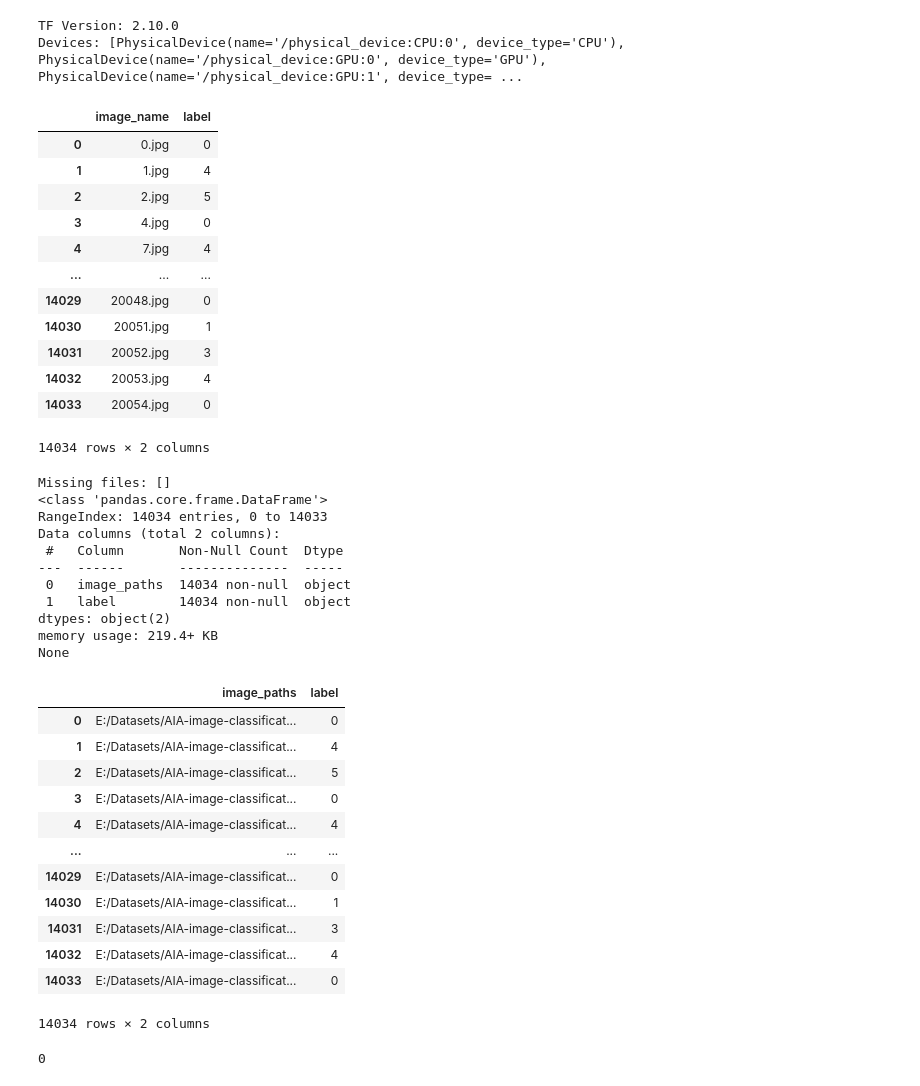
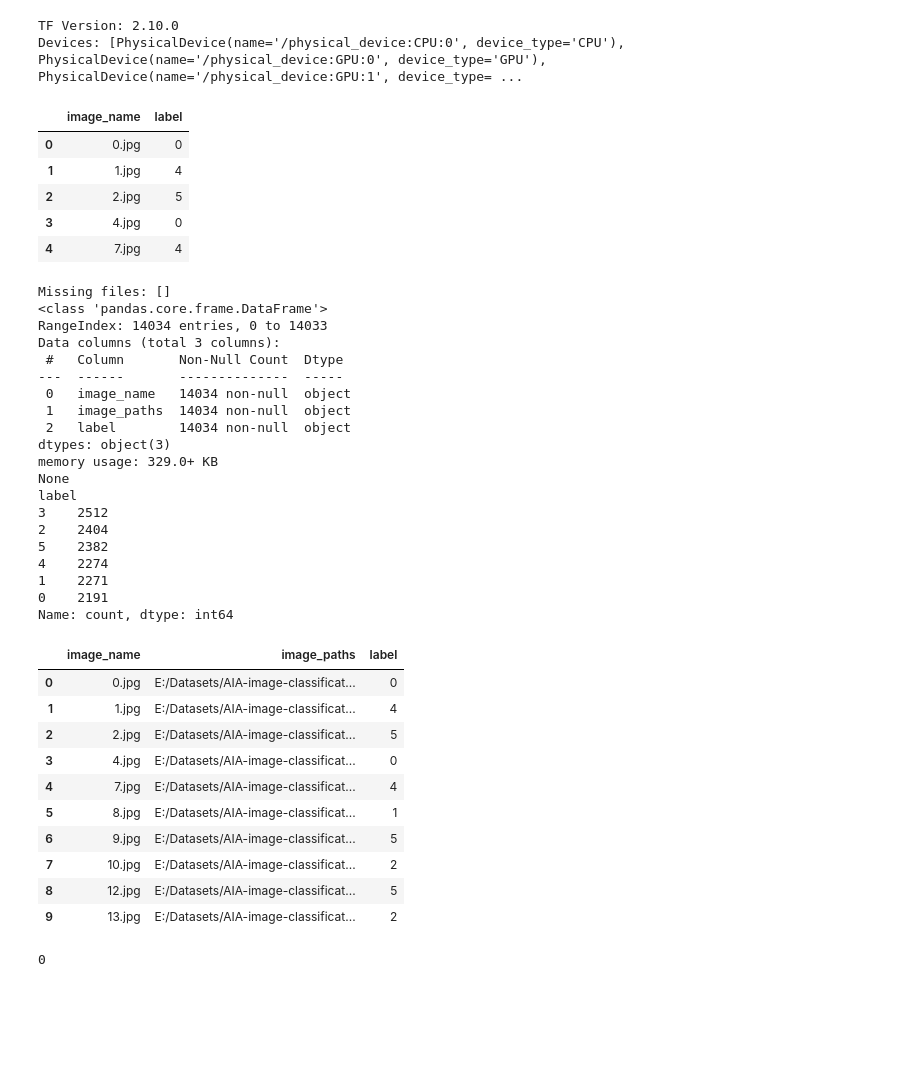
Before and after one commit to nishantab95/CNN-on-image-classification-into-6-labels-predefined, a Jupyter notebook: cnn_on_6_predefined_image_classification.ipynb, the cells around one changed output. Cells and saved outputs as stored; diff of their text form; code cells hidden in the pictures; blank space fills up the shorter version.

```diff
--- a/cnn_on_6_predefined_image_classification.ipynb
+++ b/cnn_on_6_predefined_image_classification.ipynb
@@ -21,7 +20,7 @@ Devices: [PhysicalDevice(name='/physical_device:CPU:0', device_type='CPU'), Phys
 # %%
 class_df = pd.read_csv("E:/Datasets/AIA-image-classification/images.csv")
 folder = "E:/Datasets/AIA-image-classification/images"
-class_df
+class_df.head(5)
 # %% [output]
 |  | image_name | label |
 | 0 | 0.jpg | 0 |
@@ -29,65 +28,71 @@ class_df
 | 2 | 2.jpg | 5 |
 | 3 | 4.jpg | 0 |
 | 4 | 7.jpg | 4 |
-| ... | ... | ... |
-| 14029 | 20048.jpg | 0 |
-| 14030 | 20051.jpg | 1 |
-| 14031 | 20052.jpg | 3 |
-| 14032 | 20053.jpg | 4 |
-| 14033 | 20054.jpg | 0 |
-14034 rows × 2 columns
 # %%
+clean_names = []
 clean_paths = []
 clean_labels = []
 missing_files = []
 
 for index, row in class_df.iterrows():
     image_id = str(row['image_name'])
     label = row['label']
 
     full_path = os.path.join(folder, image_id)
 
     if os.path.exists(full_path):
+        clean_names.append(image_id)
         clean_paths.append(full_path)
         clean_labels.append(label)
     else:
         missing_files.append(image_id)
 
+# ✅ Create dataframe (ALL columns aligned)
 df = pd.DataFrame({
+    'image_name': clean_names,
     'image_paths': clean_paths,
     'label': clean_labels
 })
 
+# Required for generator
 df['label'] = df['label'].astype(str)
 
 print("Missing files:", missing_files)
 print(df.info())
-df
+print(df['label'].value_counts())
+df.head(10)
 # %% [output]
 Missing files: []
 <class 'pandas.core.frame.DataFrame'>
 RangeIndex: 14034 entries, 0 to 14033
-Data columns (total 2 columns):
+Data columns (total 3 columns):
  #   Column       Non-Null Count  Dtype
 ---  ------       --------------  -----
- 0   image_paths  14034 non-null  object
- 1   label        14034 non-null  object
-dtypes: object(2)
-memory usage: 219.4+ KB
+ 0   image_name   14034 non-null  object
+ 1   image_paths  14034 non-null  object
+ 2   label        14034 non-null  object
+dtypes: object(3)
+memory usage: 329.0+ KB
 None
+label
+3    2512
+2    2404
+5    2382
+4    2274
+1    2271
+0    2191
+Name: count, dtype: int64
-|  | image_paths | label |
-| 0 | E:/Datasets/AIA-image-classificat... | 0 |
-| 1 | E:/Datasets/AIA-image-classificat... | 4 |
-| 2 | E:/Datasets/AIA-image-classificat... | 5 |
-| 3 | E:/Datasets/AIA-image-classificat... | 0 |
-| 4 | E:/Datasets/AIA-image-classificat... | 4 |
-| ... | ... | ... |
-| 14029 | E:/Datasets/AIA-image-classificat... | 0 |
-| 14030 | E:/Datasets/AIA-image-classificat... | 1 |
-| 14031 | E:/Datasets/AIA-image-classificat... | 3 |
-| 14032 | E:/Datasets/AIA-image-classificat... | 4 |
-| 14033 | E:/Datasets/AIA-image-classificat... | 0 |
+|  | image_name | image_paths | label |
+| 0 | 0.jpg | E:/Datasets/AIA-image-classificat... | 0 |
+| 1 | 1.jpg | E:/Datasets/AIA-image-classificat... | 4 |
+| 2 | 2.jpg | E:/Datasets/AIA-image-classificat... | 5 |
+| 3 | 4.jpg | E:/Datasets/AIA-image-classificat... | 0 |
+| 4 | 7.jpg | E:/Datasets/AIA-image-classificat... | 4 |
+| 5 | 8.jpg | E:/Datasets/AIA-image-classificat... | 1 |
+| 6 | 9.jpg | E:/Datasets/AIA-image-classificat... | 5 |
+| 7 | 10.jpg | E:/Datasets/AIA-image-classificat... | 2 |
+| 8 | 12.jpg | E:/Datasets/AIA-image-classificat... | 5 |
+| 9 | 13.jpg | E:/Datasets/AIA-image-classificat... | 2 |
-14034 rows × 2 columns
 # %%
 from PIL import Image
 
```
Also changed, not shown: parts of 18 cells of this notebook.
